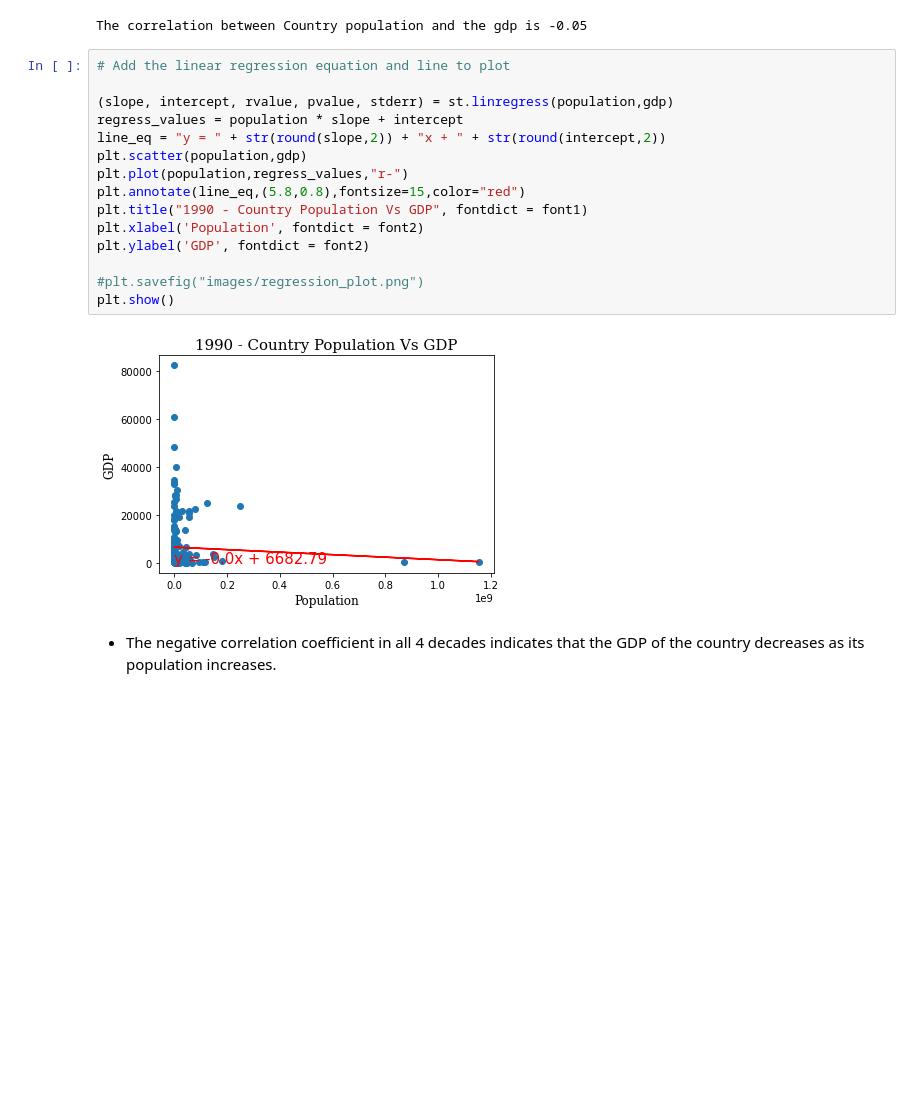
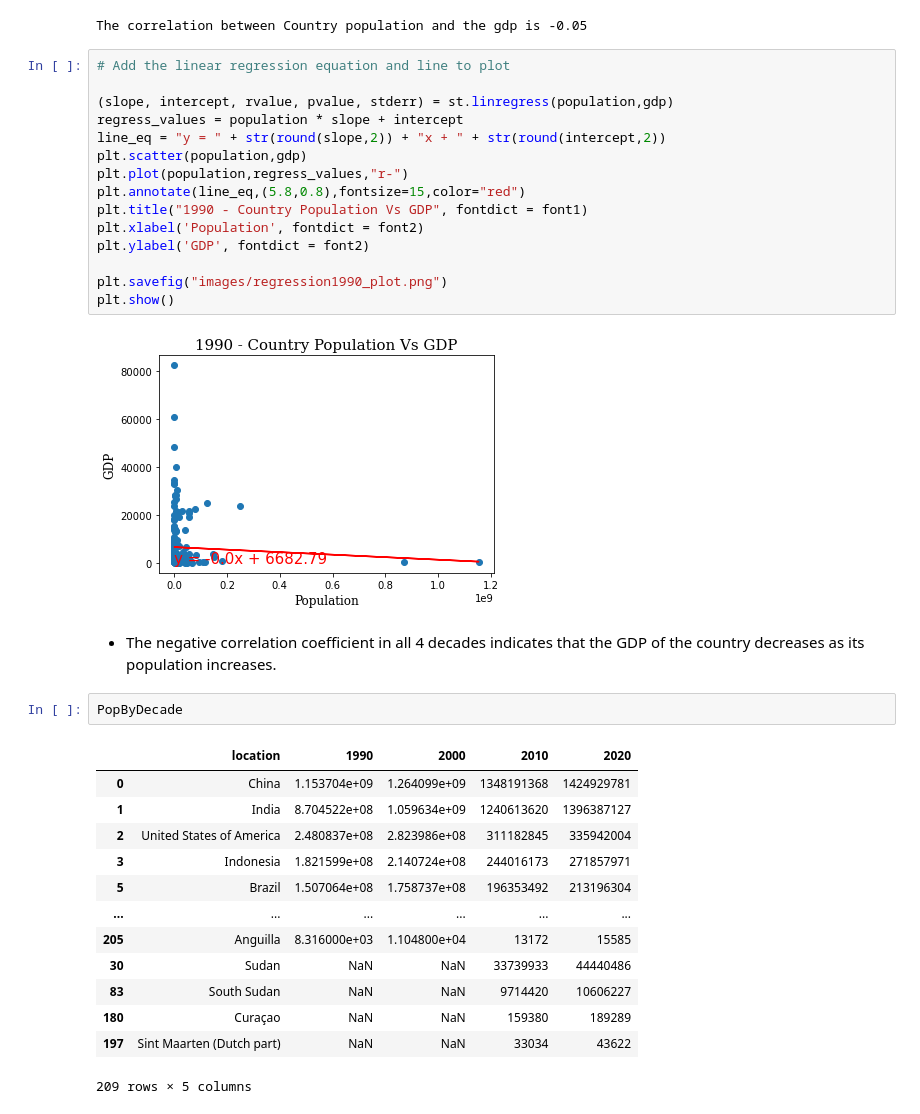
Before and after one commit to JLCessaty/DataTheExplorer, a Jupyter notebook: worldPopulation.ipynb, the cells around one changed output. Cells and saved outputs as stored; diff of their text form; blank space fills up the shorter version.

```diff
--- a/worldPopulation.ipynb
+++ b/worldPopulation.ipynb
@@ -1209,9 +1223,25 @@ plt.title("1990 - Country Population Vs GDP", fontdict = font1)
 plt.xlabel('Population', fontdict = font2)
 plt.ylabel('GDP', fontdict = font2)
 
-#plt.savefig("images/regression_plot.png")
+plt.savefig("images/regression1990_plot.png")
 plt.show()
 # %% [output]
 [figure]
 # %% [markdown]
 * The negative correlation coefficient in all 4 decades indicates that the GDP of the country decreases as its population increases.
+# %%
+PopByDecade
+# %% [output]
+|  | location | 1990 | 2000 | 2010 | 2020 |
+| 0 | China | 1.153704e+09 | 1.264099e+09 | 1348191368 | 1424929781 |
+| 1 | India | 8.704522e+08 | 1.059634e+09 | 1240613620 | 1396387127 |
+| 2 | United States of America | 2.480837e+08 | 2.823986e+08 | 311182845 | 335942004 |
+| 3 | Indonesia | 1.821599e+08 | 2.140724e+08 | 244016173 | 271857971 |
+| 5 | Brazil | 1.507064e+08 | 1.758737e+08 | 196353492 | 213196304 |
+| ... | ... | ... | ... | ... | ... |
+| 205 | Anguilla | 8.316000e+03 | 1.104800e+04 | 13172 | 15585 |
+| 30 | Sudan | NaN | NaN | 33739933 | 44440486 |
+| 83 | South Sudan | NaN | NaN | 9714420 | 10606227 |
+| 180 | Curaçao | NaN | NaN | 159380 | 189289 |
+| 197 | Sint Maarten (Dutch part) | NaN | NaN | 33034 | 43622 |
+209 rows × 5 columns
```
Also changed, not shown: parts of 22 cells of this notebook, 19 other files.
